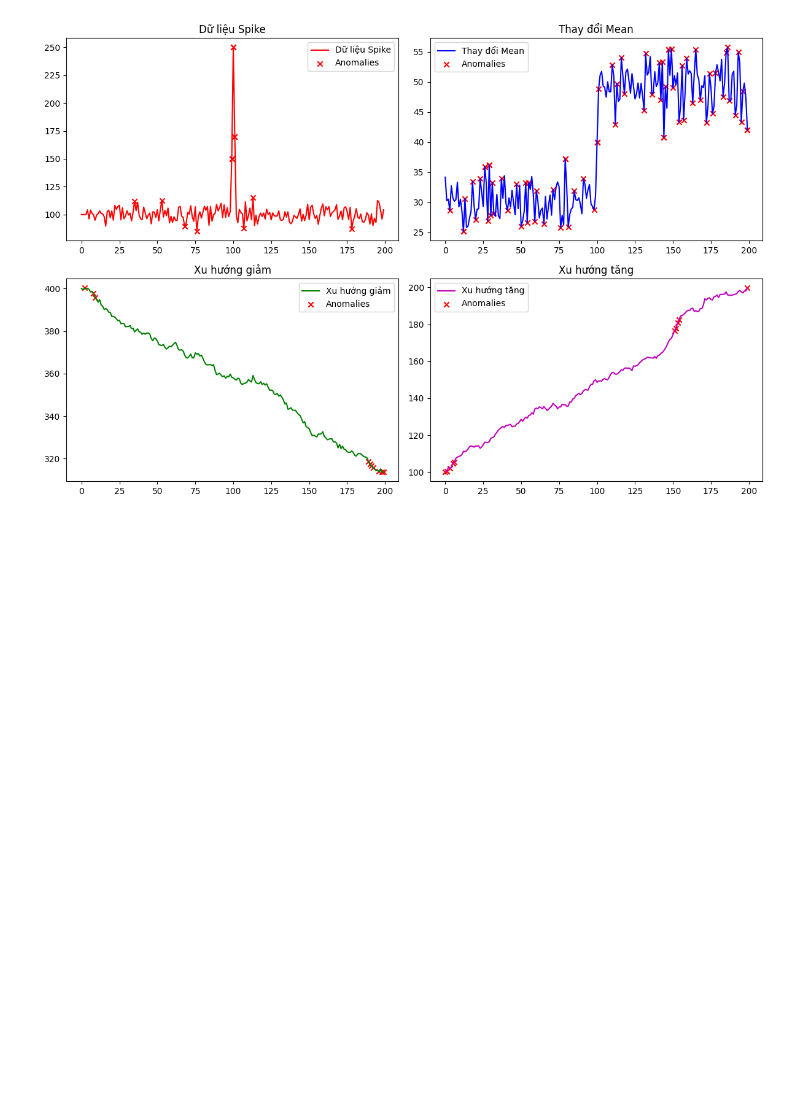
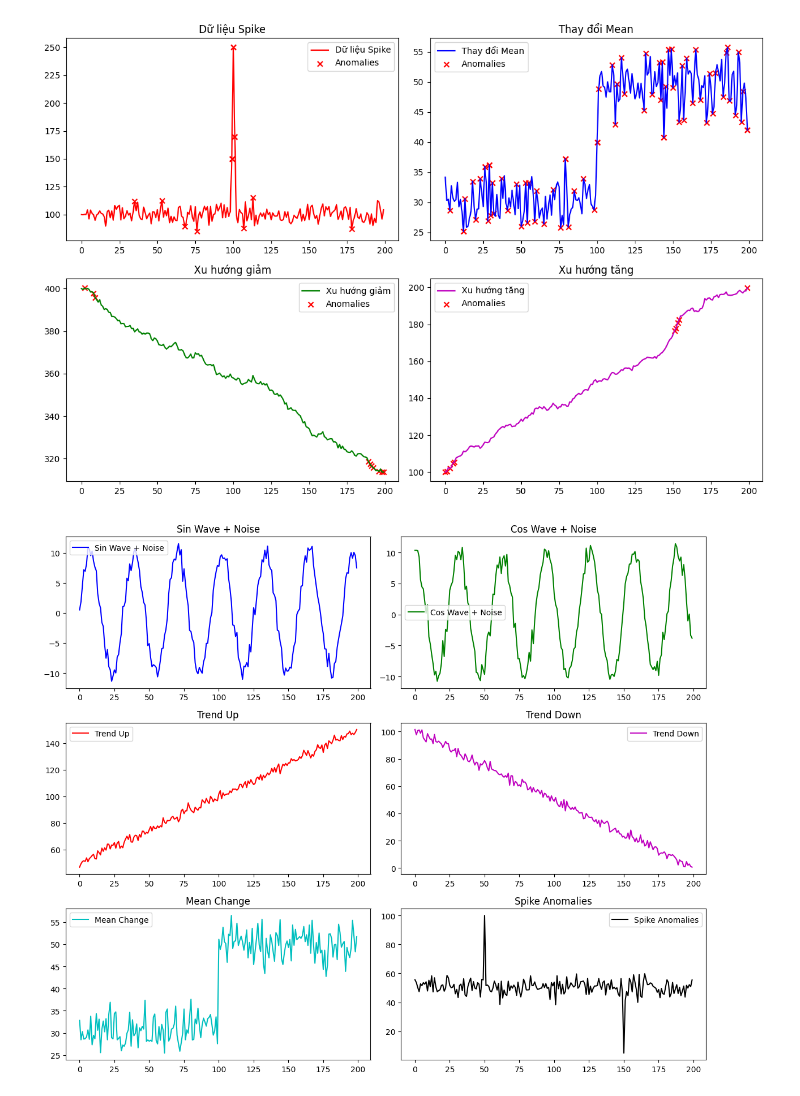
Before and after one commit to Ly-xinhgai/recommendation-system-using-knn, a Jupyter notebook: sinh_dữ_liệu.ipynb, the cells around one changed output. Saved outputs shown, nothing was run; the diff lists cells and outputs as text; code cells hidden in the pictures; blank space fills up the shorter version.

```diff
--- a/sinh_dữ_liệu.ipynb
+++ b/sinh_dữ_liệu.ipynb
@@ -332,3 +332,52 @@ Mean Change Anomalies at indices: [ 12  26  29  79 100 144 147 149 186 199]
 Decreasing Trend Anomalies at indices: [  2   8   9 189 190 191 192 196 198 199]
 Increasing Trend Anomalies at indices: [  0   1   3   5   6 151 152 153 154 199]
 [figure]
+# %%
+import numpy as np
+import matplotlib.pyplot as plt
+
+# Thiết lập số lượng điểm dữ liệu
+np.random.seed(42)
+t = np.arange(200)
+
+# Dữ liệu dao động chu kỳ (sin/cos) + nhiễu
+sin_wave = 10 * np.sin(0.2 * t) + np.random.normal(0, 1, 200)
+cos_wave = 10 * np.cos(0.2 * t) + np.random.normal(0, 1, 200)
+
+# Xu hướng tăng
+trend_up = 50 + 0.5 * t + np.random.normal(0, 2, 200)
+
+# Xu hướng giảm
+trend_down = 100 - 0.5 * t + np.random.normal(0, 2, 200)
+
+# Thay đổi mean đột ngột
+mean_change = np.ones(200) * 30
+mean_change[:100] += np.random.normal(0, 3, 100)
+mean_change[100:] += np.random.normal(0, 3, 100) + 20  # Tăng đột ngột
+
+# Bất thường (spike)
+spike_data = 50 + 2 * np.random.normal(0, 2, 200)
+spike_data[50] = 100  # Bất thường lớn tại t=50
+spike_data[150] = 5    # Bất thường thấp tại t=150
+
+# Vẽ biểu đồ dữ liệu
+fig, axes = plt.subplots(3, 2, figsize=(12, 10))
+
+datasets = [
+    ("Sin Wave + Noise", sin_wave, 'b'),
+    ("Cos Wave + Noise", cos_wave, 'g'),
+    ("Trend Up", trend_up, 'r'),
+    ("Trend Down", trend_down, 'm'),
+    ("Mean Change", mean_change, 'c'),
+    ("Spike Anomalies", spike_data, 'k')
+]
+
+for ax, (title, data, color) in zip(axes.flat, datasets):
+    ax.plot(t, data, color=color, label=title)
+    ax.set_title(title)
+    ax.legend()
+
+plt.tight_layout()
+plt.show()
+# %% [output]
+[figure, added]
```
Also changed, not shown: parts of 1 cell of this notebook.
